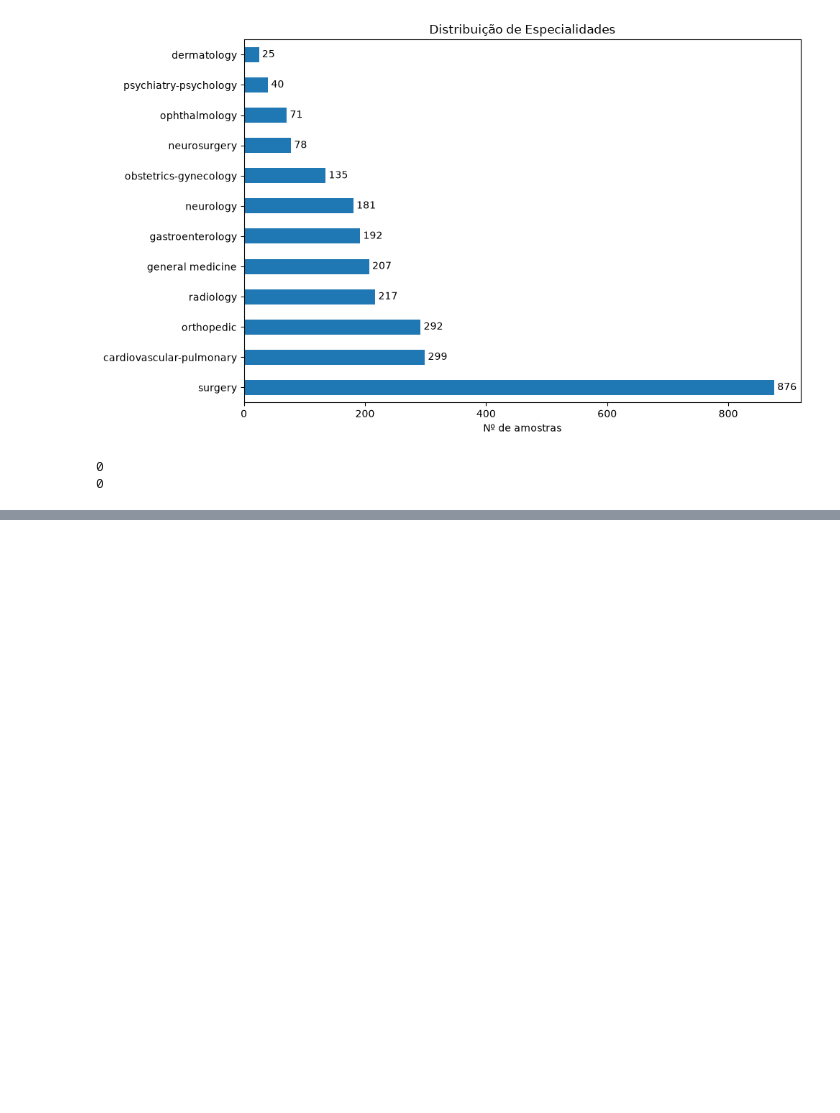
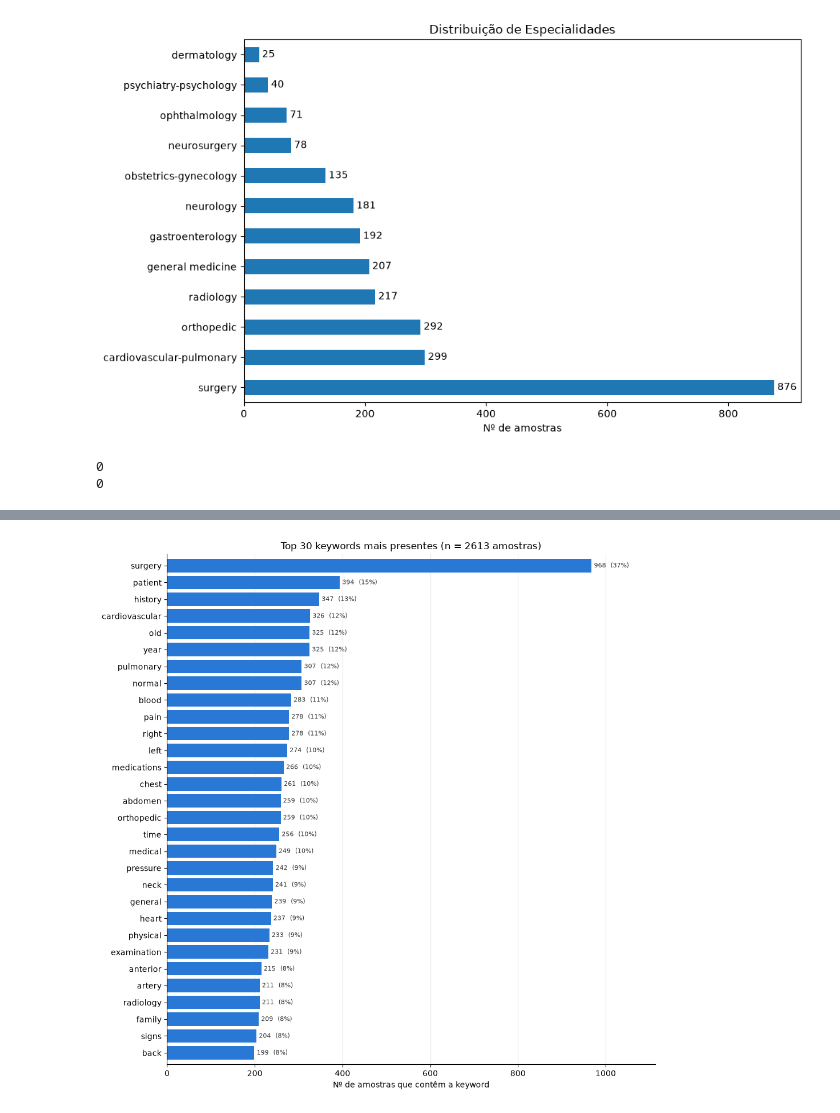
Before and after one commit to PedroM4rques/NaturalLanguage, a Jupyter notebook: data/explore_data.ipynb, the cells around one changed output, grey strips where cells are left out. Saved outputs shown, nothing was run; the diff lists cells and outputs as text; code cells hidden in the pictures; blank space fills up the shorter version.

```diff
--- a/data/explore_data.ipynb
+++ b/data/explore_data.ipynb
@@ -79,0 +128,23 @@ plot_keywords_dist({'Train': train_df, 'Test': test_df})
+# %%
+def plot_top_keywords(df: pd.DataFrame, top_n: int = 30):
+    kw = df['keywords'].str.split(',').apply(lambda l: set(k for k in l if k))    # cada keyword conta 1x por amostra
+
+    counts = kw.explode().value_counts().head(top_n)[::-1]
+
+    fig, ax = plt.subplots(figsize=(10, top_n * 0.28 + 1.5))
+    bars = ax.barh(counts.index, counts.values, color='#2a78d6', height=0.8)
+    ax.bar_label(bars, labels=[f'{v}  ({v / len(df):.0%})' for v in counts.values], padding=3, fontsize=8, color='#333333')
+
+    ax.set_xlabel("Nº de amostras que contêm a keyword")
+    ax.set_xlim(0, counts.max() * 1.15)
+    ax.margins(y=0.01)
+    ax.grid(axis='x', alpha=0.3)
+    ax.set_axisbelow(True)
+    ax.spines[['top', 'right']].set_visible(False)
+    ax.set_title(f"Top {top_n} keywords mais presentes (n = {len(df)} amostras)")
+    plt.tight_layout()
+    plt.show()
+
+plot_top_keywords(train_df)
+# %% [output]
+[figure, added]
```
Also changed, not shown: parts of 3 cells of this notebook, 5 other files.
